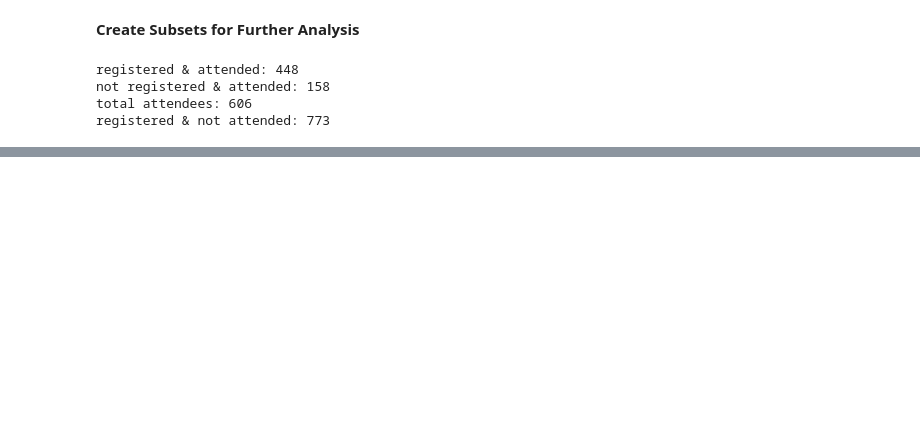
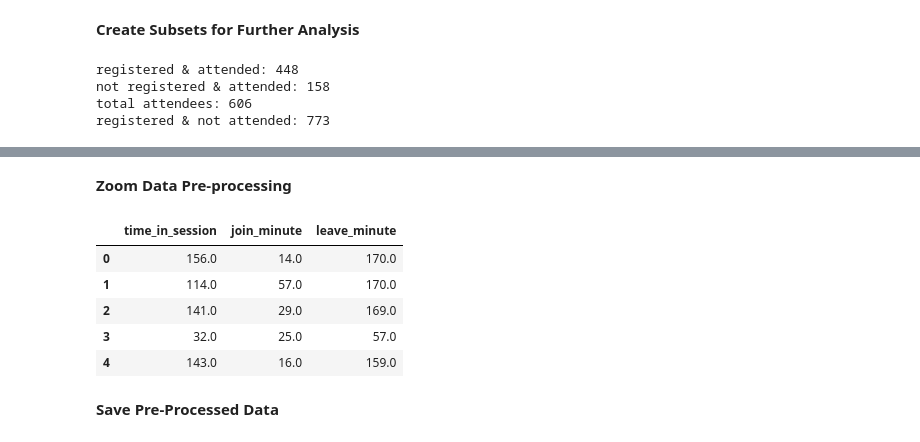
Before and after one commit to merlyn-true/event-attendee-analysis, a Jupyter notebook: notebooks/02-preprocessing.ipynb, the cells around one changed output, grey strips where cells are left out. Drawn from its saved outputs; the diff is of its cells as text; code cells hidden in the pictures; blank space fills up the shorter version.

```diff
--- a/notebooks/02-preprocessing.ipynb
+++ b/notebooks/02-preprocessing.ipynb
@@ -5,3 +8,5 @@ import pandas as pd
+# %%
+START_TIME = pd.to_datetime('2025-04-10 18:15:00', format='%Y-%m-%d %H:%M:%S') # Start time of online conference
 # %% [markdown]
 **Import Clean Data**
 # %%
@@ -94,0 +139,38 @@ registered & not attended: 773
+# %% [markdown]
+**Zoom Data Pre-processing**
+# %%
+# Aggregate: first join (min) and last leave (max)
+agg_span = (
+    zoom_df
+    .groupby('email', as_index=False)
+    .agg(first_join=('join_time', 'min'), # keep min. join time
+         last_leave =('leave_time', 'max'), # keep max. leave time
+         session_count = ('join_time', 'size'))  # number of records for each email
+)
+
+# Compute duration in conference
+agg_span['time_in_session'] = np.ceil(((agg_span['last_leave'] - agg_span['first_join']).dt.total_seconds() / 60)) # Convert time delta to minutes and round to the nearest minute
+
+# Compute join_minute
+agg_span['join_minute'] = np.ceil(((agg_span['first_join'] - START_TIME).dt.total_seconds() / 60))
+# Compute left_minute
+agg_span['leave_minute'] = np.ceil(((agg_span['last_leave'] - START_TIME).dt.total_seconds() / 60))
+
+# Create a mask for attendee(s) who joined before the start time
+join_before_start_time_mask = agg_span['join_minute'] < 0
+
+# Remove attendee(s) who joined before the start time
+agg_span = agg_span[~join_before_start_time_mask]
+
+# Remove unnecessary columns
+agg_span = agg_span.drop(columns=['email', 'first_join', 'last_leave', 'session_count'])
+agg_span.head()
+# %% [output]
+|  | time_in_session | join_minute | leave_minute |
+| 0 | 156.0 | 14.0 | 170.0 |
+| 1 | 114.0 | 57.0 | 170.0 |
+| 2 | 141.0 | 29.0 | 169.0 |
+| 3 | 32.0 | 25.0 | 57.0 |
+| 4 | 143.0 | 16.0 | 159.0 |
+# %% [markdown]
+**Save Pre-Processed Data**
```
Also changed, not shown: parts of 11 cells of this notebook.
